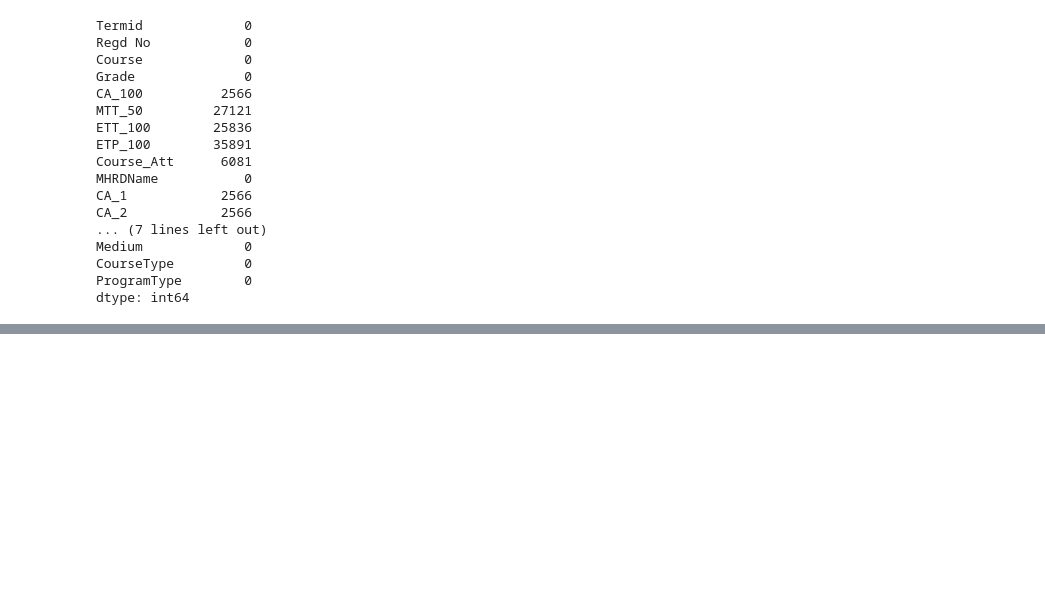
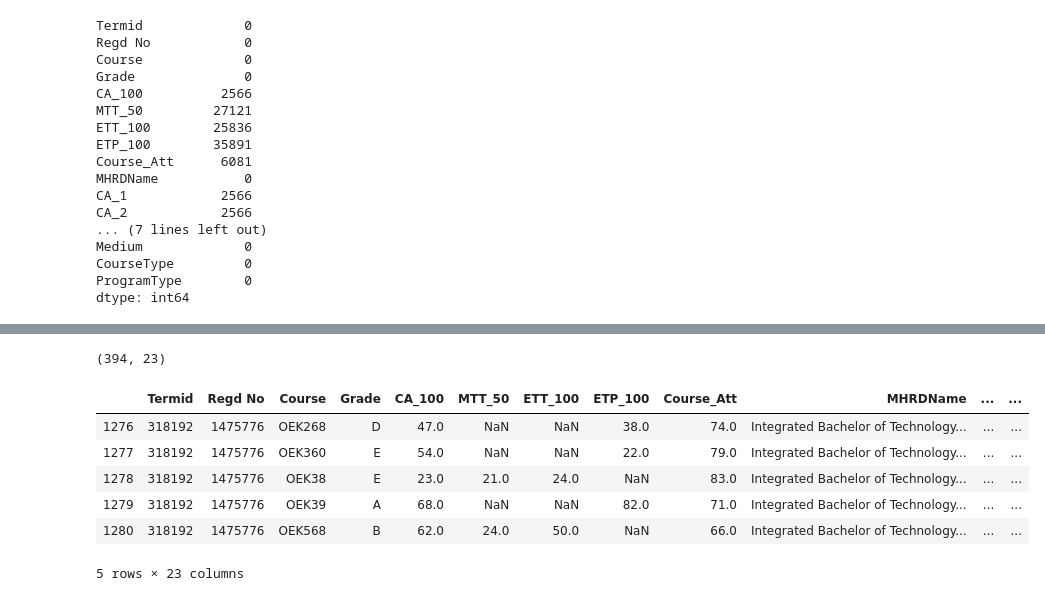
Before and after one commit to ChandrashekharRdy/ML-Project, a Jupyter notebook: ML Project/ML Project.ipynb, the cells around one changed output, grey strips where cells are left out. Saved outputs shown, nothing was run; the diff lists cells and outputs as text; code cells hidden in the pictures; blank space fills up the shorter version.

```diff
--- a/ML Project/ML Project.ipynb
+++ b/ML Project/ML Project.ipynb
@@ -215,0 +192,2 @@ x_train,x_test,y_train,y_test=train_test_split(x,y,test_size=0.3,random_state=20
+# %%
+df1=pd.DataFrame(abc,columns=['Result'])
@@ -215,0 +212,3 @@ x_train,x_test,y_train,y_test=train_test_split(x,y,test_size=0.3,random_state=20
+# %%
+df=pd.concat([data,df1],axis=1)
+df.shape
@@ -215,0 +223,2 @@ x_train,x_test,y_train,y_test=train_test_split(x,y,test_size=0.3,random_state=20
+# %%
+df=df[df['CourseType']!='Practical']
@@ -269,0 +363,16 @@ array([[ 96,  48,  12,  64,   0,   0,   0,   0,   0,   0,   0,   4,   3,
+# %%
+validation=df[df['MHRDName']=='Integrated Bachelor of Technology - Master of Technology (Computer Science and Engineering)']
+# %%
+validation.shape
+# %% [output]
+(394, 23)
+# %%
+validation.head()
+# %% [output]
+|  | Termid | Regd No | Course | Grade | CA_100 | MTT_50 | ETT_100 | ETP_100 | Course_Att | MHRDName | ... | ... |
+| 1276 | 318192 | 1475776 | OEK268 | D | 47.0 | NaN | NaN | 38.0 | 74.0 | Integrated Bachelor of Technology... | ... | ... |
+| 1277 | 318192 | 1475776 | OEK360 | E | 54.0 | NaN | NaN | 22.0 | 79.0 | Integrated Bachelor of Technology... | ... | ... |
+| 1278 | 318192 | 1475776 | OEK38 | E | 23.0 | 21.0 | 24.0 | NaN | 83.0 | Integrated Bachelor of Technology... | ... | ... |
+| 1279 | 318192 | 1475776 | OEK39 | A | 68.0 | NaN | NaN | 82.0 | 71.0 | Integrated Bachelor of Technology... | ... | ... |
+| 1280 | 318192 | 1475776 | OEK568 | B | 62.0 | 24.0 | 50.0 | NaN | 66.0 | Integrated Bachelor of Technology... | ... | ... |
+5 rows × 23 columns
```
Also changed, not shown: parts of 61 cells of this notebook.
